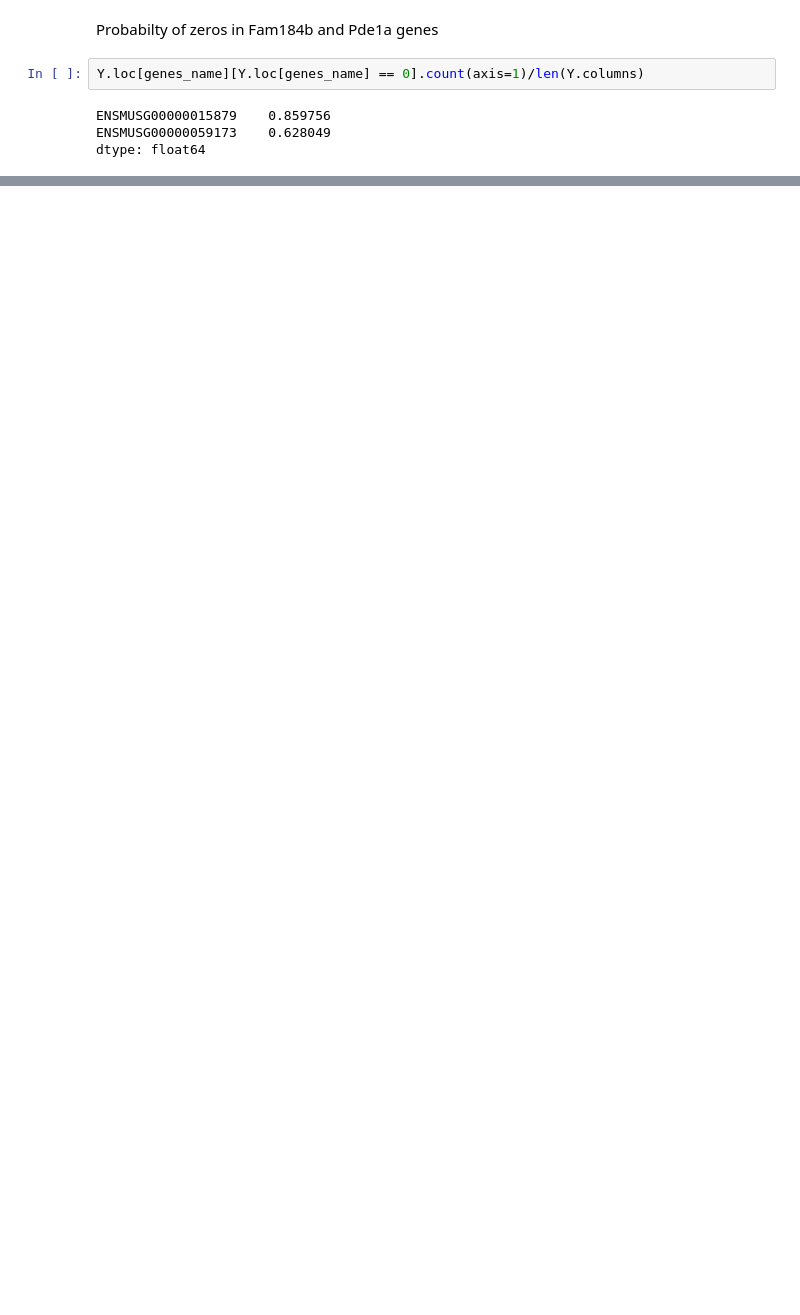
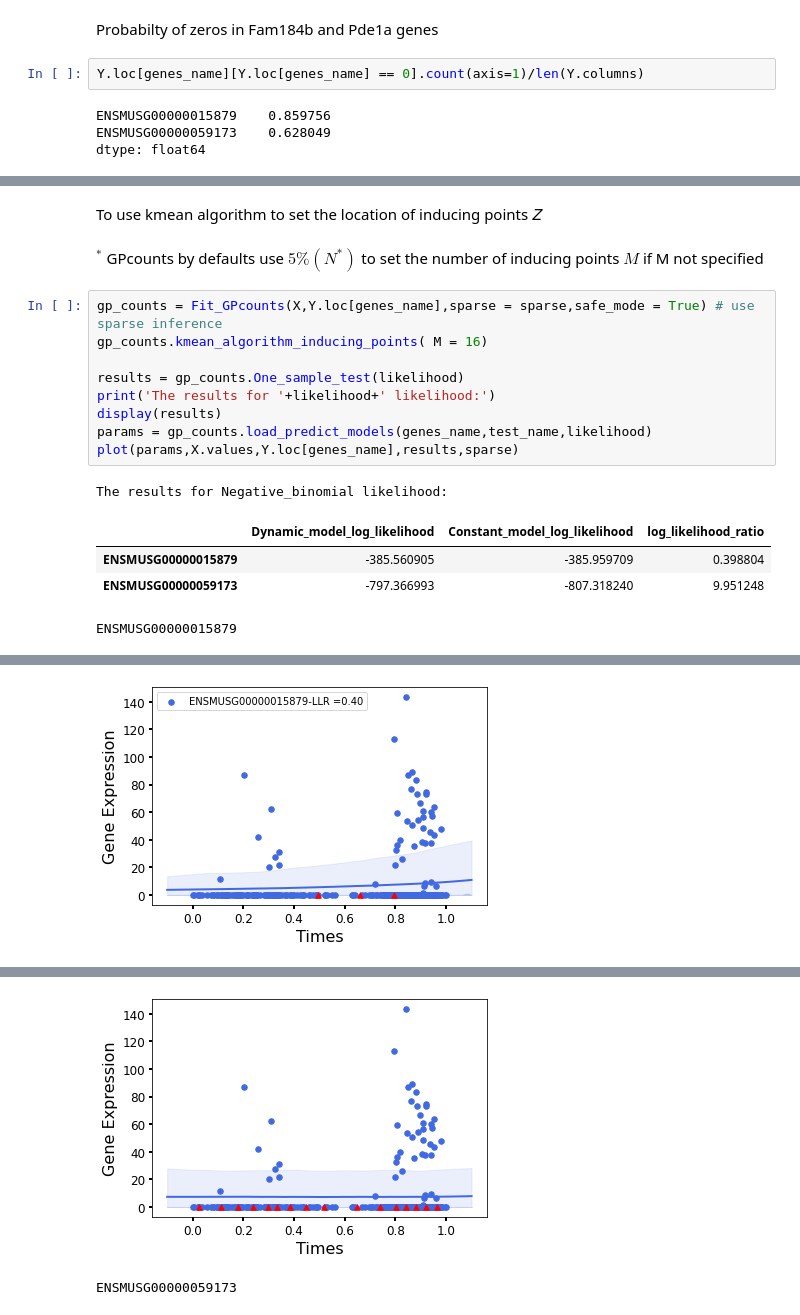
Before and after one commit to ManchesterBioinference/GPcounts, a Jupyter notebook: demo_notebooks/scRNA-Seq_time_series.ipynb, the cells around one changed output, grey strips where cells are left out. Cells and saved outputs as stored; diff of their text form; blank space fills up the shorter version.

```diff
--- a/demo_notebooks/scRNA-Seq_time_series.ipynb
+++ b/demo_notebooks/scRNA-Seq_time_series.ipynb
@@ -81,0 +196,19 @@ ENSMUSG00000059173
+# %% [markdown]
+To use kmean algorithm to set the location of inducing points 𝑍
+# %% [markdown]
+$^*$ GPcounts by defaults use $5\%(N^*)$ to set the number of inducing points $M$ if M not specified
+# %%
+gp_counts = Fit_GPcounts(X,Y.loc[genes_name],sparse = sparse,safe_mode = True) # use sparse inference
+gp_counts.kmean_algorithm_inducing_points( M = 16)
+
+results = gp_counts.One_sample_test(likelihood)
+print('The results for '+likelihood+' likelihood:')
+display(results)
+params = gp_counts.load_predict_models(genes_name,test_name,likelihood)
+plot(params,X.values,Y.loc[genes_name],results,sparse)
+# %% [output]
+The results for Negative_binomial likelihood:
+|  | Dynamic_model_log_likelihood | Constant_model_log_likelihood | log_likelihood_ratio |
+| ENSMUSG00000015879 | -385.560905 | -385.959709 | 0.398804 |
+| ENSMUSG00000059173 | -797.366993 | -807.318240 | 9.951248 |
+ENSMUSG00000015879
@@ -81,0 +223 @@ ENSMUSG00000059173
+[figure, added]
@@ -81,0 +231,2 @@ ENSMUSG00000059173
+[figure, added]
+ENSMUSG00000059173
```
Also changed, not shown: parts of 22 cells of this notebook, 37 other files.
